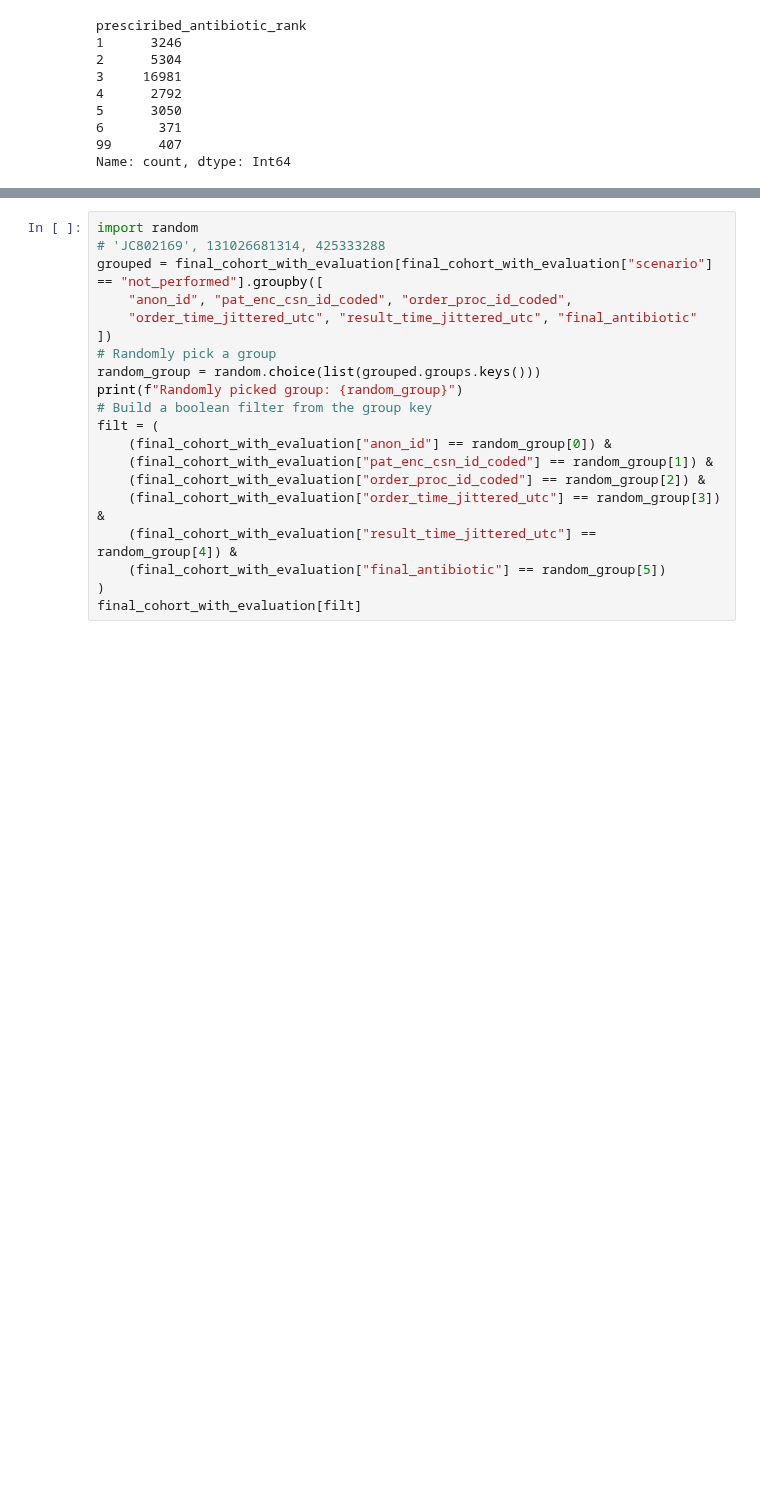
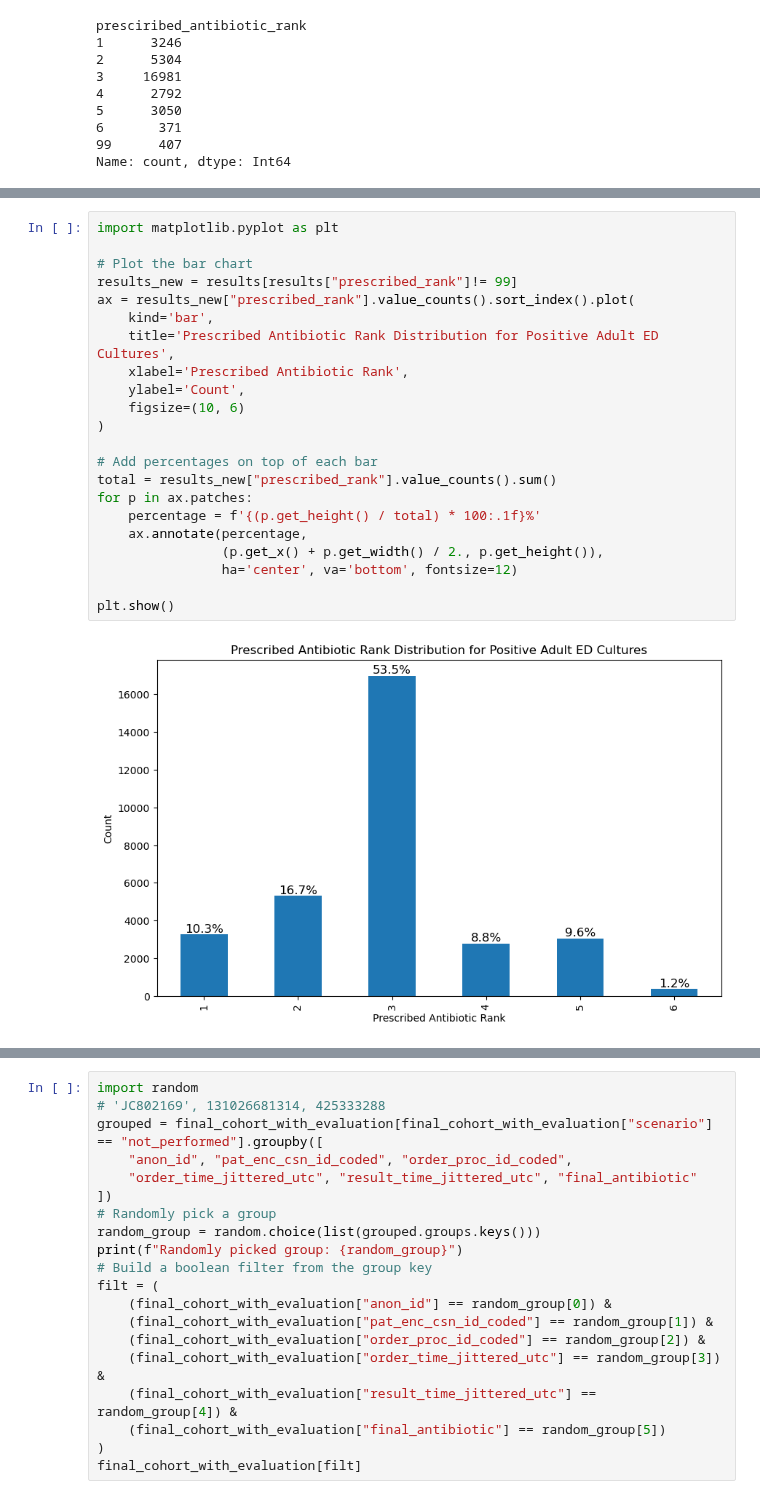
Before and after one commit to HealthRex/CDSS, a Jupyter notebook: scripts/antibiotic-susceptibility/sql/queries/aim_4/AIM4/Notebook/Adult_ED_Cohort_no_allergy_debug.ipynb, the cells around one changed output, grey strips where cells are left out. Saved outputs shown, nothing was run; the diff lists cells and outputs as text; blank space fills up the shorter version.

```diff
--- a/scripts/antibiotic-susceptibility/sql/queries/aim_4/AIM4/Notebook/Adult_ED_Cohort_no_allergy_debug.ipynb
+++ b/scripts/antibiotic-susceptibility/sql/queries/aim_4/AIM4/Notebook/Adult_ED_Cohort_no_allergy_debug.ipynb
@@ -1816,0 +1806,24 @@ results
+# %%
+import matplotlib.pyplot as plt
+
+# Plot the bar chart
+results_new = results[results["prescribed_rank"]!= 99]
+ax = results_new["prescribed_rank"].value_counts().sort_index().plot(
+    kind='bar',
+    title='Prescribed Antibiotic Rank Distribution for Positive Adult ED Cultures',
+    xlabel='Prescribed Antibiotic Rank',
+    ylabel='Count',
+    figsize=(10, 6)
+)
+
+# Add percentages on top of each bar
+total = results_new["prescribed_rank"].value_counts().sum()
+for p in ax.patches:
+    percentage = f'{(p.get_height() / total) * 100:.1f}%'
+    ax.annotate(percentage,
+                (p.get_x() + p.get_width() / 2., p.get_height()),
+                ha='center', va='bottom', fontsize=12)
+
+plt.show()
+# %% [output]
+[figure, added]
```
Also changed, not shown: parts of 29 cells of this notebook, 12 other files.
